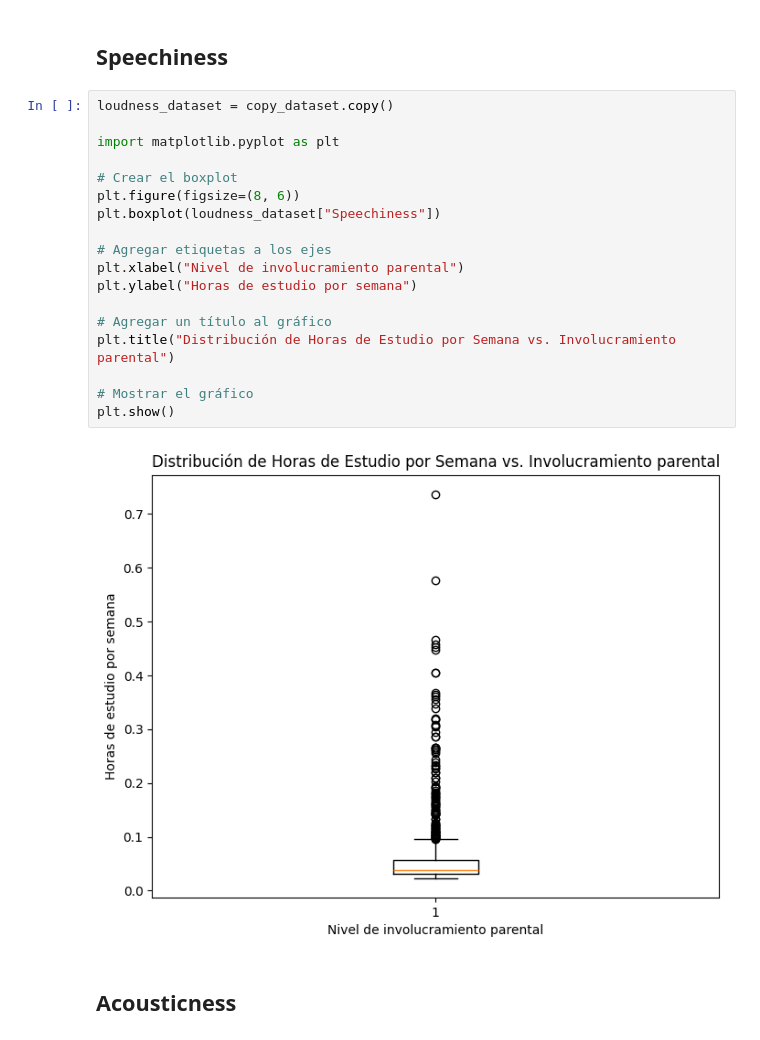
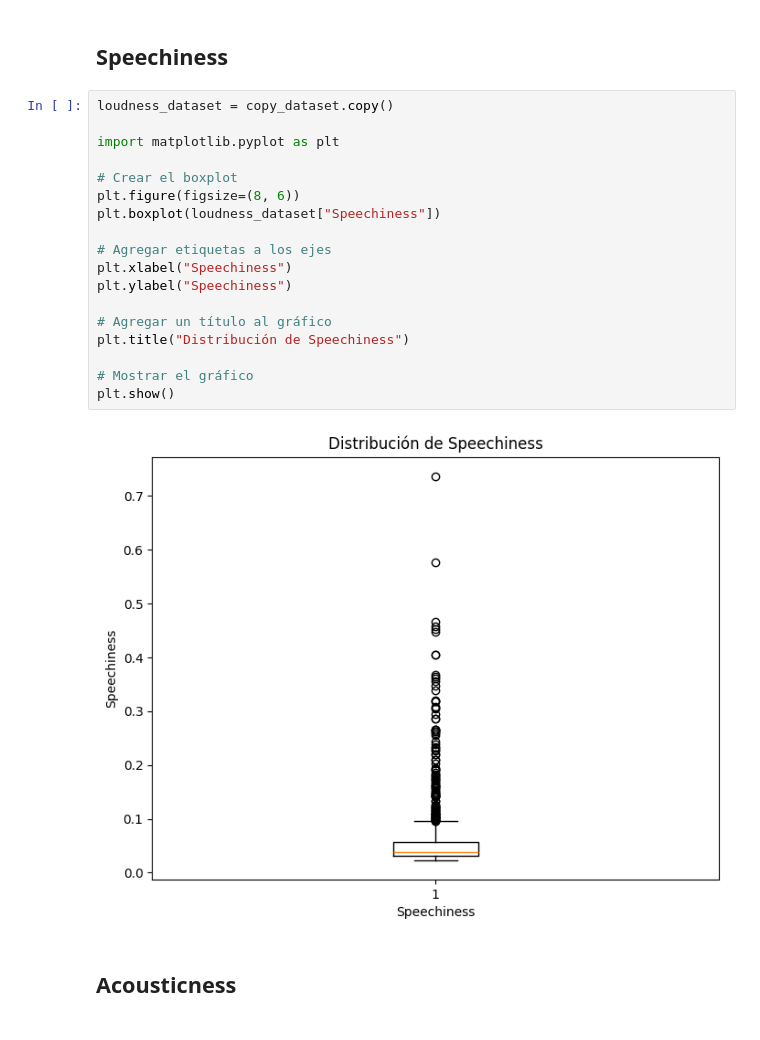
Before and after one commit to iroumec/TPE-FCD, a Jupyter notebook: Notebook.ipynb, the cells around one changed output. Saved outputs shown, nothing was run; the diff lists cells and outputs as text.

```diff
--- a/Notebook.ipynb
+++ b/Notebook.ipynb
@@ -1187,23 +1190,23 @@ Name: count, dtype: int64
 # %%
 loudness_dataset = copy_dataset.copy()
 
 import matplotlib.pyplot as plt
 
 # Crear el boxplot
 plt.figure(figsize=(8, 6))
 plt.boxplot(loudness_dataset["Speechiness"])
 
 # Agregar etiquetas a los ejes
-plt.xlabel("Nivel de involucramiento parental")
-plt.ylabel("Horas de estudio por semana")
+plt.xlabel("Speechiness")
+plt.ylabel("Speechiness")
 
 # Agregar un título al gráfico
-plt.title("Distribución de Horas de Estudio por Semana vs. Involucramiento parental")
+plt.title("Distribución de Speechiness")
 
 # Mostrar el gráfico
 plt.show()
 # %% [output]
-[figure, old version]
+[figure, new version]
 # %% [markdown]
 ## Acousticness
 # %%
```
Also changed, not shown: parts of 17 cells of this notebook, 3 other files.
